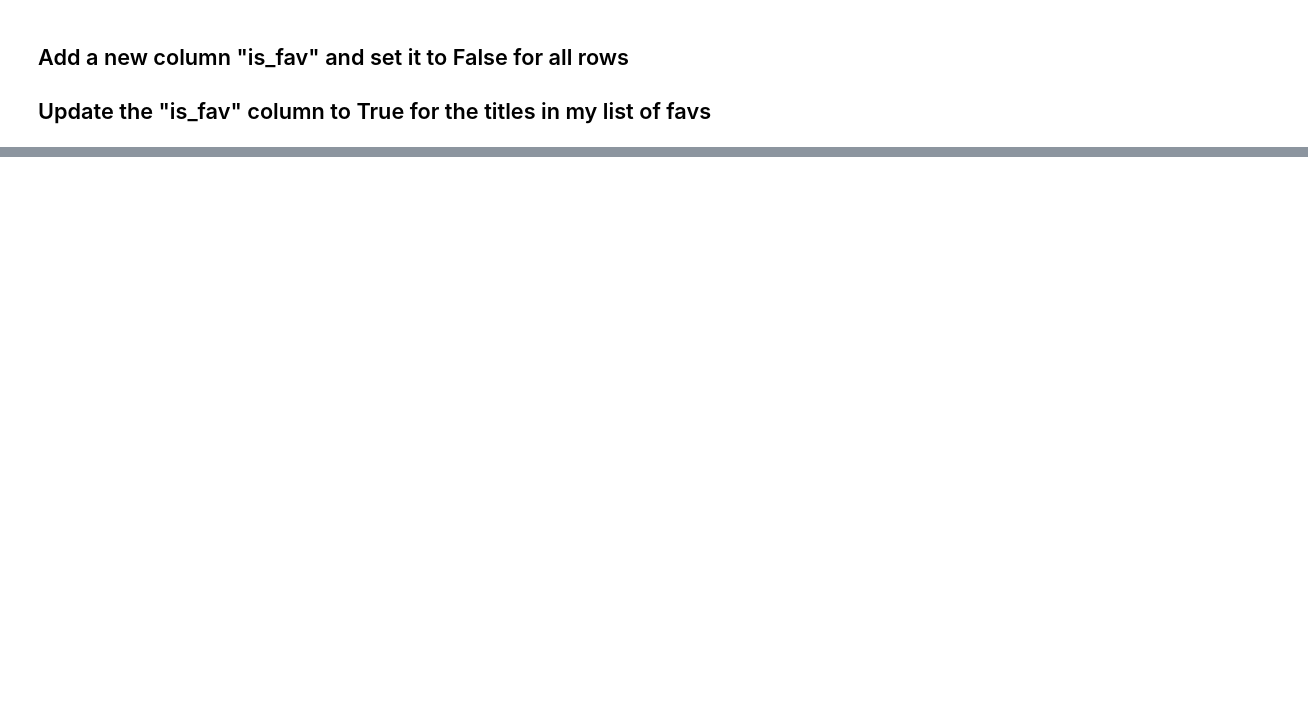
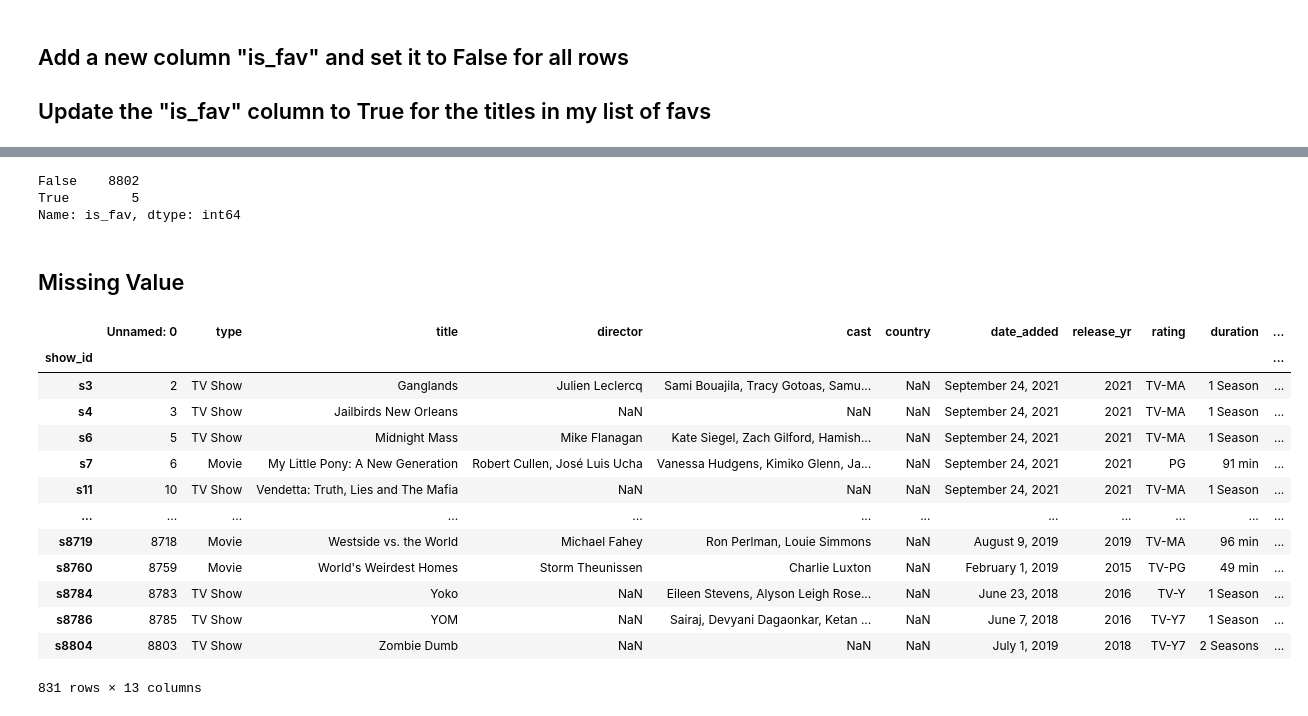
Before and after one commit to YingCG/phyton-basic, a Jupyter notebook: 03-Pandas/updating_data.ipynb, the cells around one changed output, grey strips where cells are left out. Drawn from its saved outputs; the diff is of its cells as text; code cells hidden in the pictures; blank space fills up the shorter version.

Commit message:
missing value

```diff
--- a/03-Pandas/updating_data.ipynb
+++ b/03-Pandas/updating_data.ipynb
@@ -112,0 +119,3 @@ netflix
+# %%
+netflix.rename({"s1907" : "s6666"}, inplace=True)
+netflix[netflix["title"] == "Evil"]
@@ -117,3 +150,7 @@ netflix
 ## Update the "is_fav" column to True for the titles in my list of favs
 # %%
 favs = ["Young Royals", "Dark", "Big Mouth", "BoJack Horseman", "The Queen"]
+
+# add column of is_fav, and assign value of False
+netflix["is_fav"] = False
+netflix.head()
@@ -119,0 +165,33 @@ favs = ["Young Royals", "Dark", "Big Mouth", "BoJack Horseman", "The Queen"]
+# %%
+# to look for row with title in list of favs
+netflix.loc[netflix["title"].isin(favs)]
+
+# to update is_fav column to true for the title in list of favs
+netflix.loc[netflix["title"].isin(favs), "is_fav"] = True
+
+# to check
+netflix["is_fav"].value_counts()
+# %% [output]
+False    8802
+True        5
+Name: is_fav, dtype: int64
+# %% [markdown]
+## Missing Value
+# %%
+# quite a few rows are missing a value for country. Find the rows with no country
+netflix[netflix["country"].isna()]
+# %% [output]
+|  | Unnamed: 0 | type | title | director | cast | country | date_added | release_yr | rating | duration | ... |
+| show_id |  |  |  |  |  |  |  |  |  |  | ... |
+| s3 | 2 | TV Show | Ganglands | Julien Leclercq | Sami Bouajila, Tracy Gotoas, Samu... | NaN | September 24, 2021 | 2021 | TV-MA | 1 Season | ... |
+| s4 | 3 | TV Show | Jailbirds New Orleans | NaN | NaN | NaN | September 24, 2021 | 2021 | TV-MA | 1 Season | ... |
+| s6 | 5 | TV Show | Midnight Mass | Mike Flanagan | Kate Siegel, Zach Gilford, Hamish... | NaN | September 24, 2021 | 2021 | TV-MA | 1 Season | ... |
+| s7 | 6 | Movie | My Little Pony: A New Generation | Robert Cullen, José Luis Ucha | Vanessa Hudgens, Kimiko Glenn, Ja... | NaN | September 24, 2021 | 2021 | PG | 91 min | ... |
+| s11 | 10 | TV Show | Vendetta: Truth, Lies and The Mafia | NaN | NaN | NaN | September 24, 2021 | 2021 | TV-MA | 1 Season | ... |
+| ... | ... | ... | ... | ... | ... | ... | ... | ... | ... | ... | ... |
+| s8719 | 8718 | Movie | Westside vs. the World | Michael Fahey | Ron Perlman, Louie Simmons | NaN | August 9, 2019 | 2019 | TV-MA | 96 min | ... |
+| s8760 | 8759 | Movie | World's Weirdest Homes | Storm Theunissen | Charlie Luxton | NaN | February 1, 2019 | 2015 | TV-PG | 49 min | ... |
+| s8784 | 8783 | TV Show | Yoko | NaN | Eileen Stevens, Alyson Leigh Rose... | NaN | June 23, 2018 | 2016 | TV-Y | 1 Season | ... |
+| s8786 | 8785 | TV Show | YOM | NaN | Sairaj, Devyani Dagaonkar, Ketan ... | NaN | June 7, 2018 | 2016 | TV-Y7 | 1 Season | ... |
+| s8804 | 8803 | TV Show | Zombie Dumb | NaN | NaN | NaN | July 1, 2019 | 2018 | TV-Y7 | 2 Seasons | ... |
+831 rows × 13 columns
```
Also changed, not shown: parts of 19 cells of this notebook.
